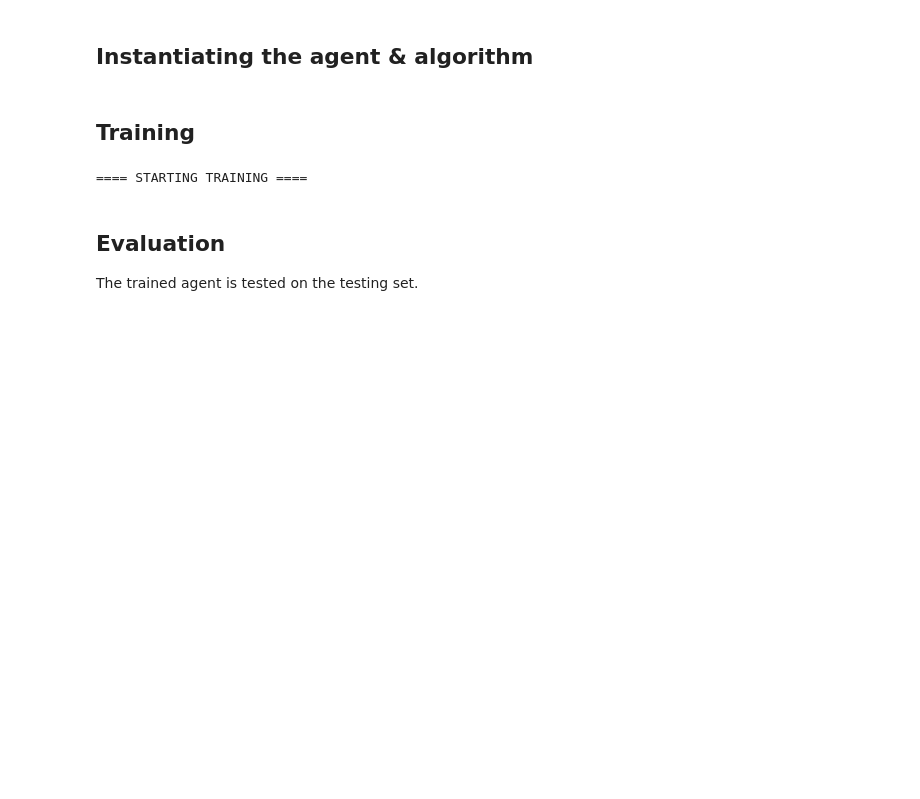
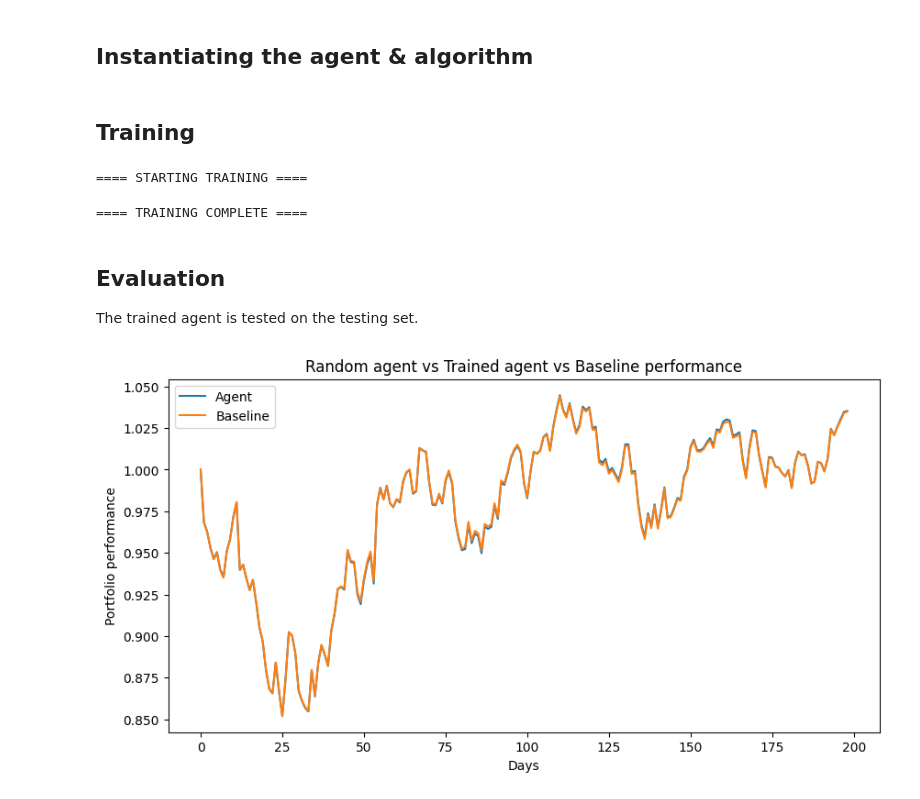
Before and after one commit to timothewt/SP100AnalysisWithGNNs, a Jupyter notebook: notebooks/7-sp100_weights_optimization_via_drl.ipynb, the cells around one changed output. Drawn from its saved outputs; the diff is of its cells as text; code cells hidden in the pictures; blank space fills up the shorter version.

Commit message:
problem: oom after 1000 iterations, and not effective with this little training

```diff
--- a/notebooks/7-sp100_weights_optimization_via_drl.ipynb
+++ b/notebooks/7-sp100_weights_optimization_via_drl.ipynb
@@ -142,7 +142,7 @@ class SP100Env(gym.Env):
 		}
 
 	def _get_reward(self, step_baseline_performance: float, step_agent_performance: float) -> float:
-		return (1 / (1 + np.exp(step_baseline_performance - step_agent_performance)) - .5) * self.reward_coef
+		return (1 / (1 + np.exp(step_baseline_performance - step_agent_performance)) - 1) * self.reward_coef
 # %%
 n_stocks, n_edges, n_features = dataset[0].x.shape[0], dataset[0].edge_index.shape[1], dataset[0].x.shape[1]
 
@@ -190,30 +190,33 @@ ppo = PPO(config={
 # %% [markdown]
 ## Training
 # %%
-ppo.train(max_steps=10_000, task_title="S&P100WeightsOptimization")
+ppo.train(max_steps=1_000, task_title="S&P100WeightsOptimization")
 # %% [output]
 ==== STARTING TRAINING ====
+==== TRAINING COMPLETE ====
 # %% [markdown]
 ## Evaluation
 The trained agent is tested on the testing set.
 # %%
 agent_performance, baseline_performance = [], []
 
-obs, infos = env.reset(options={"test": True})
+obs, _ = env.reset()
 done = False
 
 while not done:
 	agent_performance.append(env.current_agent_performance)
 	baseline_performance.append(env.current_baseline_performance)
 
-	action = np.ones(n_stocks).astype(np.float32)
+	action = ppo.compute_single_action(obs, {})
 	obs, _, done, _, _ = env.step(action)
 
 plt.figure(figsize=(10, 5))
 plt.plot(agent_performance, label='Agent')
 plt.plot(baseline_performance, label='Baseline')
 plt.xlabel('Days')
 plt.ylabel('Portfolio performance')
 plt.title('Random agent vs Trained agent vs Baseline performance')
 plt.legend()
 plt.show()
+# %% [output]
+[figure, added]
```
Also changed, not shown: parts of 1 cell of this notebook, 1 other file.
